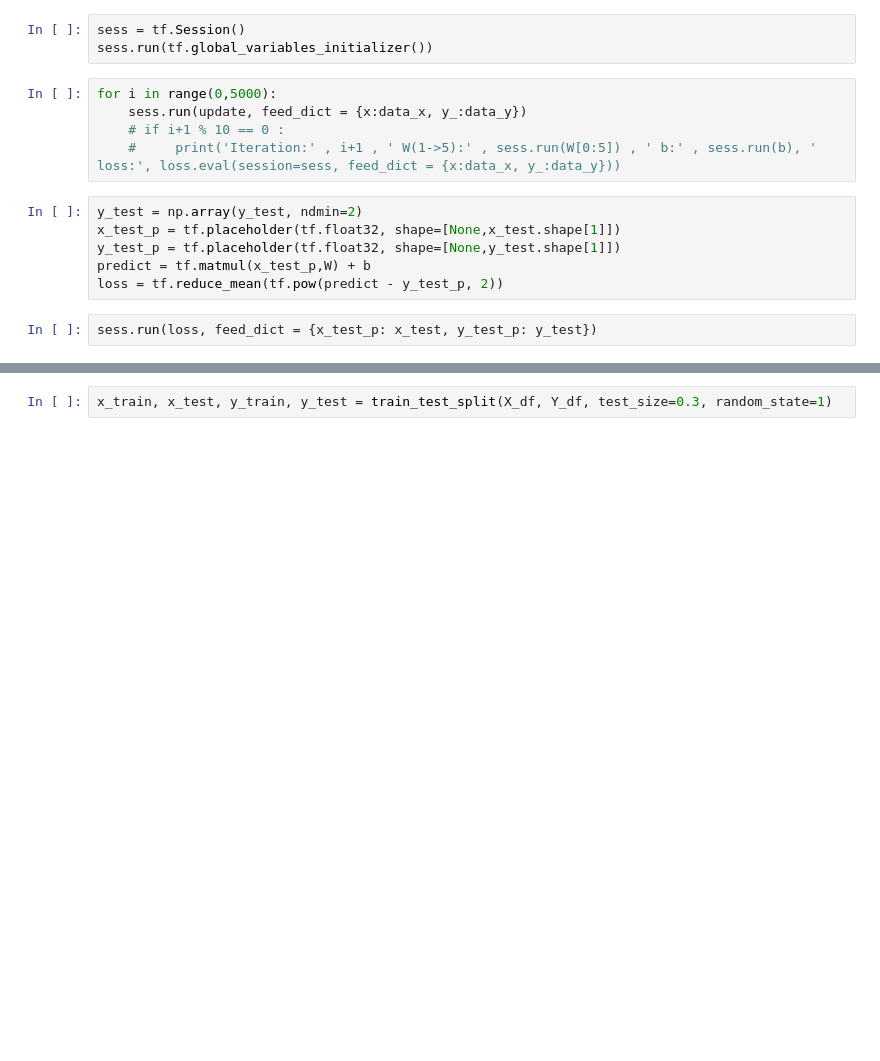
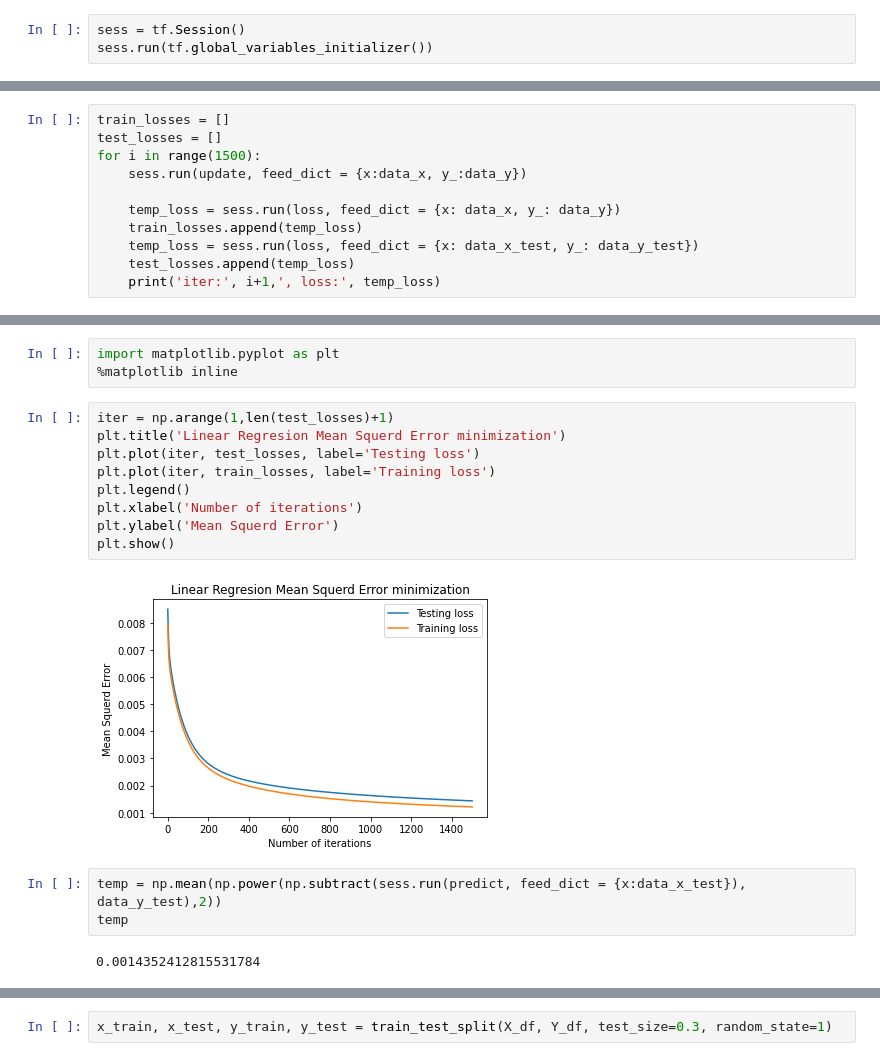
Before and after one commit to Eliot100/DJIA-stock-project, a Jupyter notebook: DJIA_stock_project.ipynb, the cells around one changed output, grey strips where cells are left out. Cells and saved outputs as stored; diff of their text form; blank space fills up the shorter version.

```diff
--- a/DJIA_stock_project.ipynb
+++ b/DJIA_stock_project.ipynb
@@ -134,16 +138,3 @@ data_y = y_train
 # %%
 sess = tf.Session()
 sess.run(tf.global_variables_initializer())
-# %%
-for i in range(0,5000):
-    sess.run(update, feed_dict = {x:data_x, y_:data_y})
-    # if i+1 % 10 == 0 :
-    #     print('Iteration:' , i+1 , ' W(1->5):' , sess.run(W[0:5]) , ' b:' , sess.run(b), ' loss:', loss.eval(session=sess, feed_dict = {x:data_x, y_:data_y}))
-# %%
-y_test = np.array(y_test, ndmin=2)
-x_test_p = tf.placeholder(tf.float32, shape=[None,x_test.shape[1]])
-y_test_p = tf.placeholder(tf.float32, shape=[None,y_test.shape[1]])
-predict = tf.matmul(x_test_p,W) + b
-loss = tf.reduce_mean(tf.pow(predict - y_test_p, 2))
-# %%
-sess.run(loss, feed_dict = {x_test_p: x_test, y_test_p: y_test})
@@ -151,0 +141,11 @@ sess.run(loss, feed_dict = {x_test_p: x_test, y_test_p: y_test})
+# %%
+train_losses = []
+test_losses = []
+for i in range(1500):
+    sess.run(update, feed_dict = {x:data_x, y_:data_y})
+
+    temp_loss = sess.run(loss, feed_dict = {x: data_x, y_: data_y})
+    train_losses.append(temp_loss)
+    temp_loss = sess.run(loss, feed_dict = {x: data_x_test, y_: data_y_test})
+    test_losses.append(temp_loss)
+    print('iter:', i+1,', loss:', temp_loss)
@@ -151,0 +170,19 @@ sess.run(loss, feed_dict = {x_test_p: x_test, y_test_p: y_test})
+# %%
+import matplotlib.pyplot as plt
+%matplotlib inline
+# %%
+iter = np.arange(1,len(test_losses)+1)
+plt.title('Linear Regresion Mean Squerd Error minimization')
+plt.plot(iter, test_losses, label='Testing loss')
+plt.plot(iter, train_losses, label='Training loss')
+plt.legend()
+plt.xlabel('Number of iterations')
+plt.ylabel('Mean Squerd Error')
+plt.show()
+# %% [output]
+[figure, added]
+# %%
+temp = np.mean(np.power(np.subtract(sess.run(predict, feed_dict = {x:data_x_test}), data_y_test),2))
+temp
+# %% [output]
+0.0014352412815531784
```
Also changed, not shown: parts of 18 cells of this notebook.
